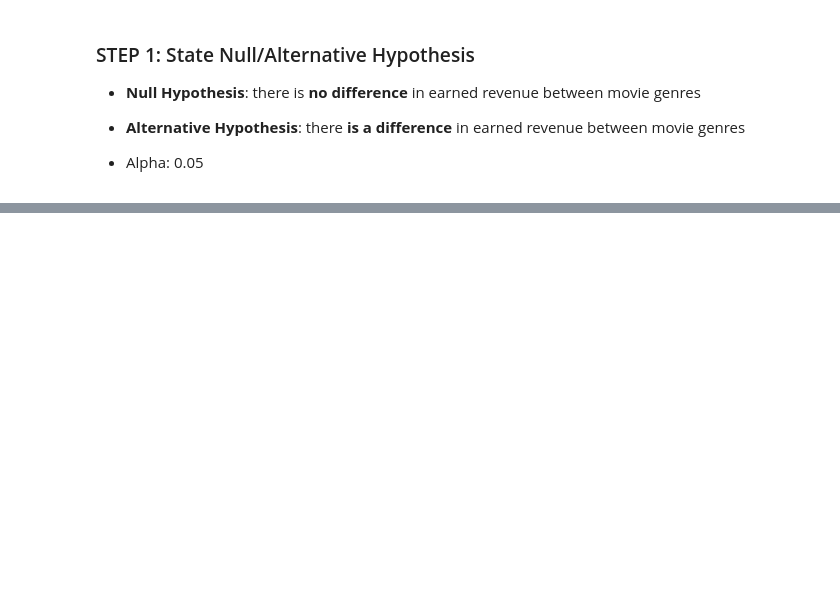
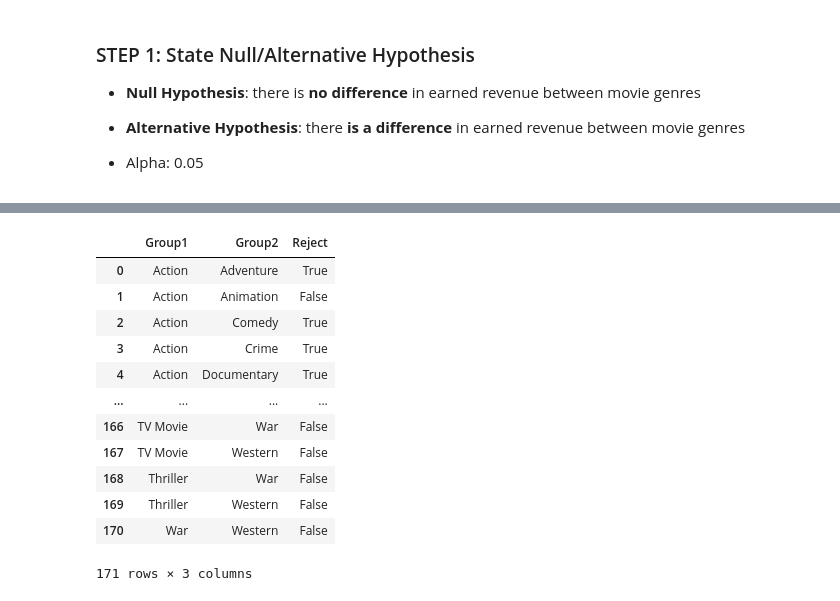
Before and after one commit to jonnunez92/IMDB-MySQL, a Jupyter notebook: IMDB - Part 4_Hypothesis Testing - Jonathan Nunez.ipynb, the cells around one changed output, grey strips where cells are left out. Saved outputs shown, nothing was run; the diff lists cells and outputs as text; code cells hidden in the pictures; blank space fills up the shorter version.

```diff
--- a/IMDB - Part 4_Hypothesis Testing - Jonathan Nunez.ipynb
+++ b/IMDB - Part 4_Hypothesis Testing - Jonathan Nunez.ipynb
@@ -811,0 +1057,5 @@ df_q3.head()
+# %%
+tukey_map = {}
+
+for indx, i in enumerate(np.sort(cols_to_make)):
+    tukey_map[indx] = i
@@ -811,0 +1084,3 @@ df_q3.head()
+# %%
+tukey_df['Group1'] = tukey_df['Group1'].replace(tukey_map)
+tukey_df
@@ -811,0 +1101,3 @@ df_q3.head()
+# %%
+tukey_df['Group2'] = tukey_df['Group2'].replace(tukey_map)
+tukey_df
@@ -811,0 +1118,7 @@ df_q3.head()
+# %%
+tukey_reject_dict = {
+    'Reject': tukey_q3.reject
+}
+
+tukey_reject_df = pd.DataFrame(tukey_reject_dict)
+tukey_reject_df
@@ -811,0 +1139,17 @@ df_q3.head()
+# %%
+tukey_df = pd.concat([tukey_df, tukey_reject_df], axis=1)
+tukey_df
+# %% [output]
+|  | Group1 | Group2 | Reject |
+| 0 | Action | Adventure | True |
+| 1 | Action | Animation | False |
+| 2 | Action | Comedy | True |
+| 3 | Action | Crime | True |
+| 4 | Action | Documentary | True |
+| ... | ... | ... | ... |
+| 166 | TV Movie | War | False |
+| 167 | TV Movie | Western | False |
+| 168 | Thriller | War | False |
+| 169 | Thriller | Western | False |
+| 170 | War | Western | False |
+171 rows × 3 columns
```
Also changed, not shown: parts of 31 cells of this notebook.
